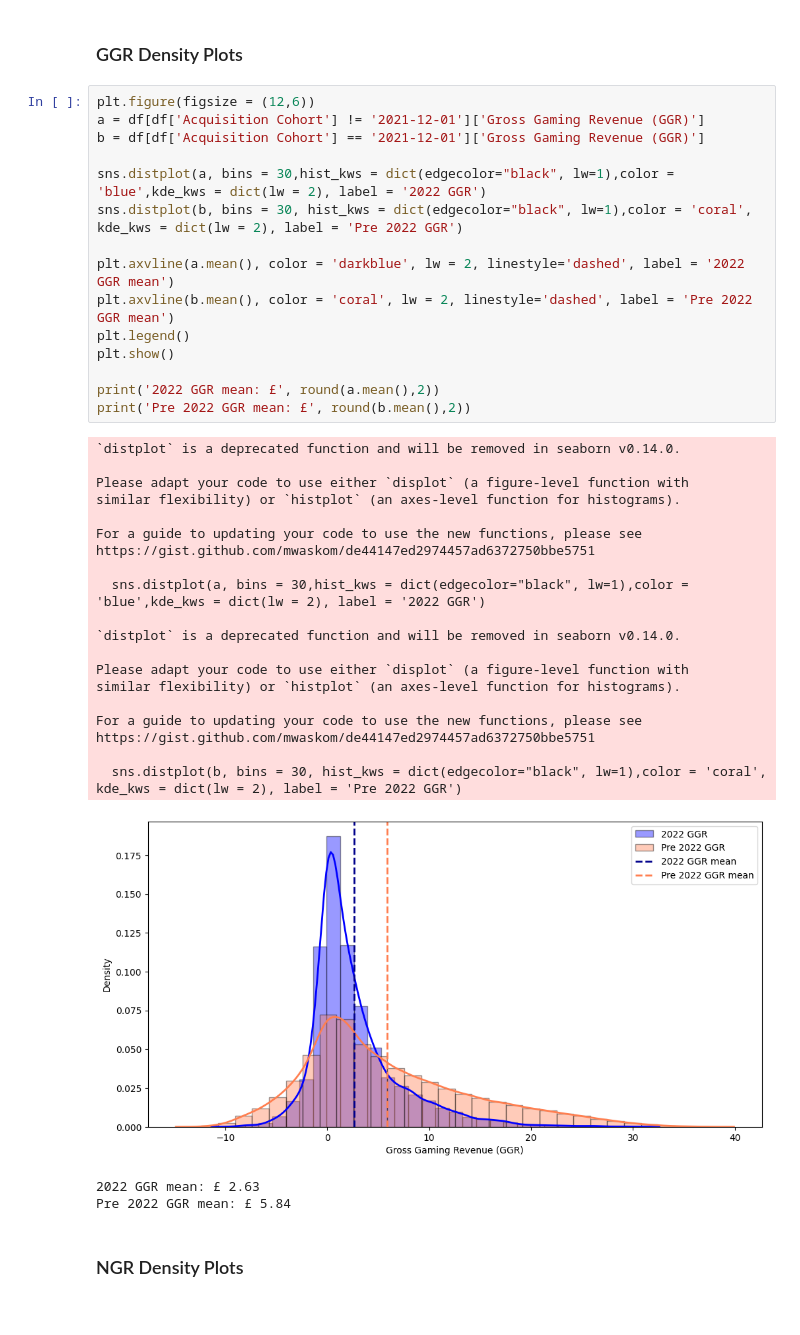
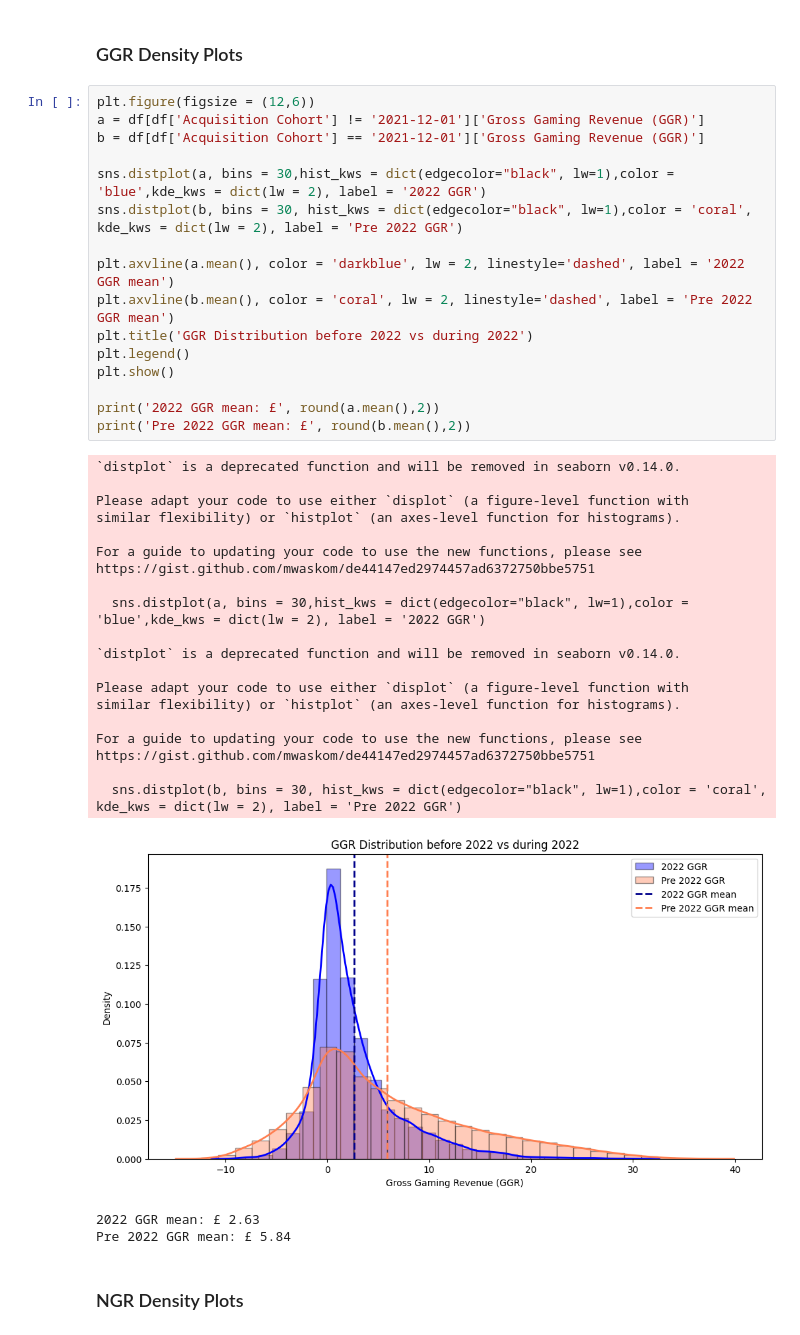
Before and after one commit to ashreetsangotra/flutter_task, a Jupyter notebook: Flutter_Notebook.ipynb, the cells around one changed output. Drawn from its saved outputs; the diff is of its cells as text.

```diff
--- a/Flutter_Notebook.ipynb
+++ b/Flutter_Notebook.ipynb
@@ -197,34 +200,35 @@ b = df[df['Acquisition Cohort'] == '2021-12-01']['Gross Gaming Revenue (GGR)']
 sns.distplot(a, bins = 30,hist_kws = dict(edgecolor="black", lw=1),color = 'blue',kde_kws = dict(lw = 2), label = '2022 GGR')
 sns.distplot(b, bins = 30, hist_kws = dict(edgecolor="black", lw=1),color = 'coral', kde_kws = dict(lw = 2), label = 'Pre 2022 GGR')
 
 plt.axvline(a.mean(), color = 'darkblue', lw = 2, linestyle='dashed', label = '2022 GGR mean')
 plt.axvline(b.mean(), color = 'coral', lw = 2, linestyle='dashed', label = 'Pre 2022 GGR mean')
+plt.title('GGR Distribution before 2022 vs during 2022')
 plt.legend()
 plt.show()
 
 print('2022 GGR mean: £', round(a.mean(),2))
 print('Pre 2022 GGR mean: £', round(b.mean(),2))
 # %% [output]
 `distplot` is a deprecated function and will be removed in seaborn v0.14.0.
 
 Please adapt your code to use either `displot` (a figure-level function with
 similar flexibility) or `histplot` (an axes-level function for histograms).
 
 For a guide to updating your code to use the new functions, please see
 https://gist.github.com/mwaskom/de44147ed2974457ad6372750bbe5751
 
   sns.distplot(a, bins = 30,hist_kws = dict(edgecolor="black", lw=1),color = 'blue',kde_kws = dict(lw = 2), label = '2022 GGR')
 
 `distplot` is a deprecated function and will be removed in seaborn v0.14.0.
 
 Please adapt your code to use either `displot` (a figure-level function with
 similar flexibility) or `histplot` (an axes-level function for histograms).
 
 For a guide to updating your code to use the new functions, please see
 https://gist.github.com/mwaskom/de44147ed2974457ad6372750bbe5751
 
   sns.distplot(b, bins = 30, hist_kws = dict(edgecolor="black", lw=1),color = 'coral', kde_kws = dict(lw = 2), label = 'Pre 2022 GGR')
-[figure, old version]
+[figure, new version]
 2022 GGR mean: £ 2.63
 Pre 2022 GGR mean: £ 5.84
 # %% [markdown]
```
Also changed, not shown: parts of 7 cells of this notebook.
